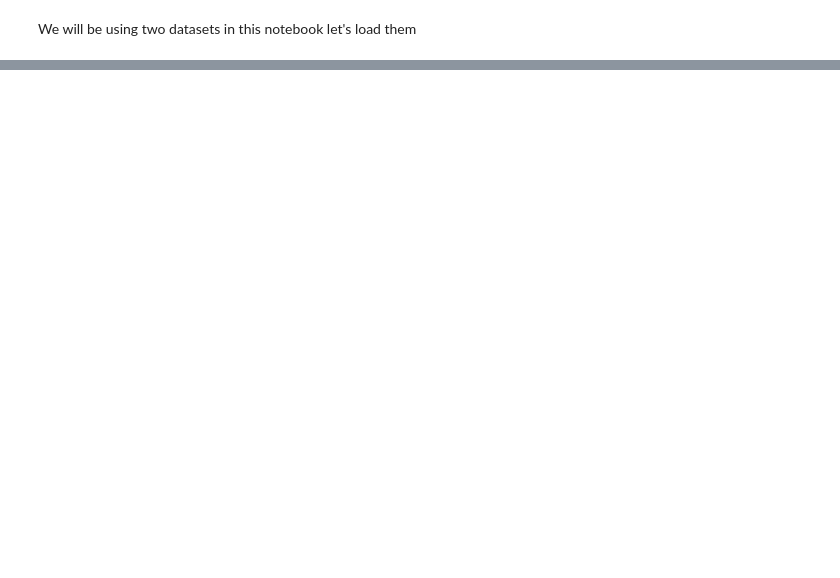
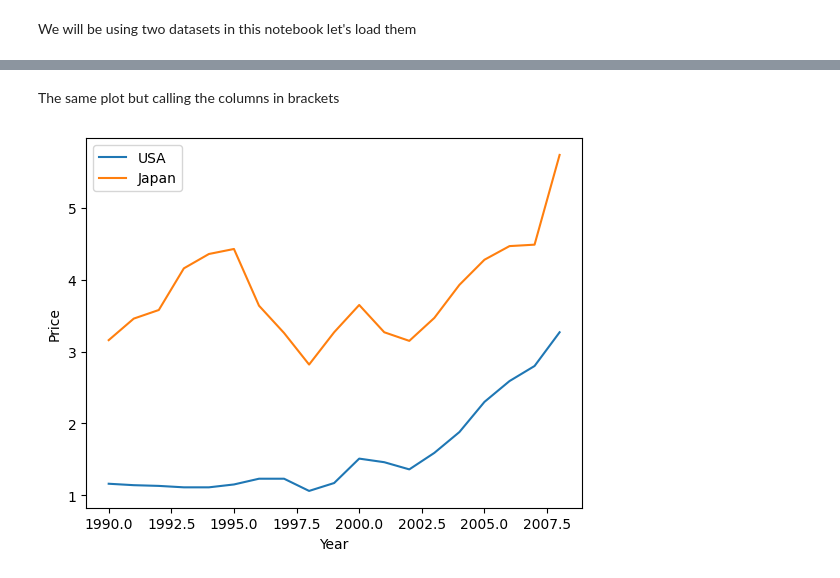
Before and after one commit to Braxion06/learn_matplotlib, a Jupyter notebook: learn_matplotlib_p2.ipynb, the cells around one changed output, grey strips where cells are left out. Saved outputs shown, nothing was run; the diff lists cells and outputs as text; code cells hidden in the pictures; blank space fills up the shorter version.

```diff
--- a/learn_matplotlib_p2.ipynb
+++ b/learn_matplotlib_p2.ipynb
@@ -20,0 +43,11 @@ The file it's in the same directory as the notebook, this make it so i don't hav
+# %% [markdown]
+The same plot but calling the columns in brackets
+# %%
+plt.plot(gas['Year'], gas['USA'], label= 'USA')
+plt.plot(gas['Year'], gas['Japan'], label='Japan')
+plt.xlabel('Year')
+plt.ylabel('Price')
+plt.legend()
+plt.show()
+# %% [output]
+[figure, added]
```
Also changed, not shown: parts of 46 cells of this notebook.
